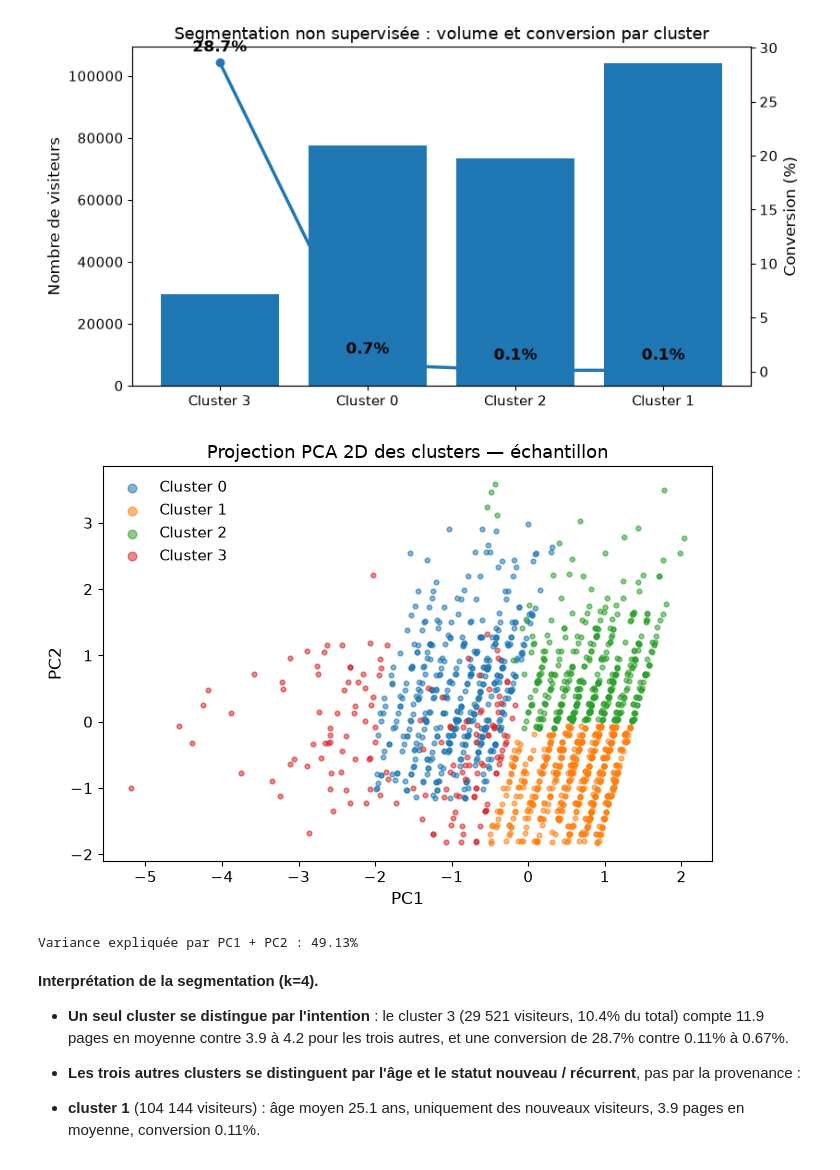
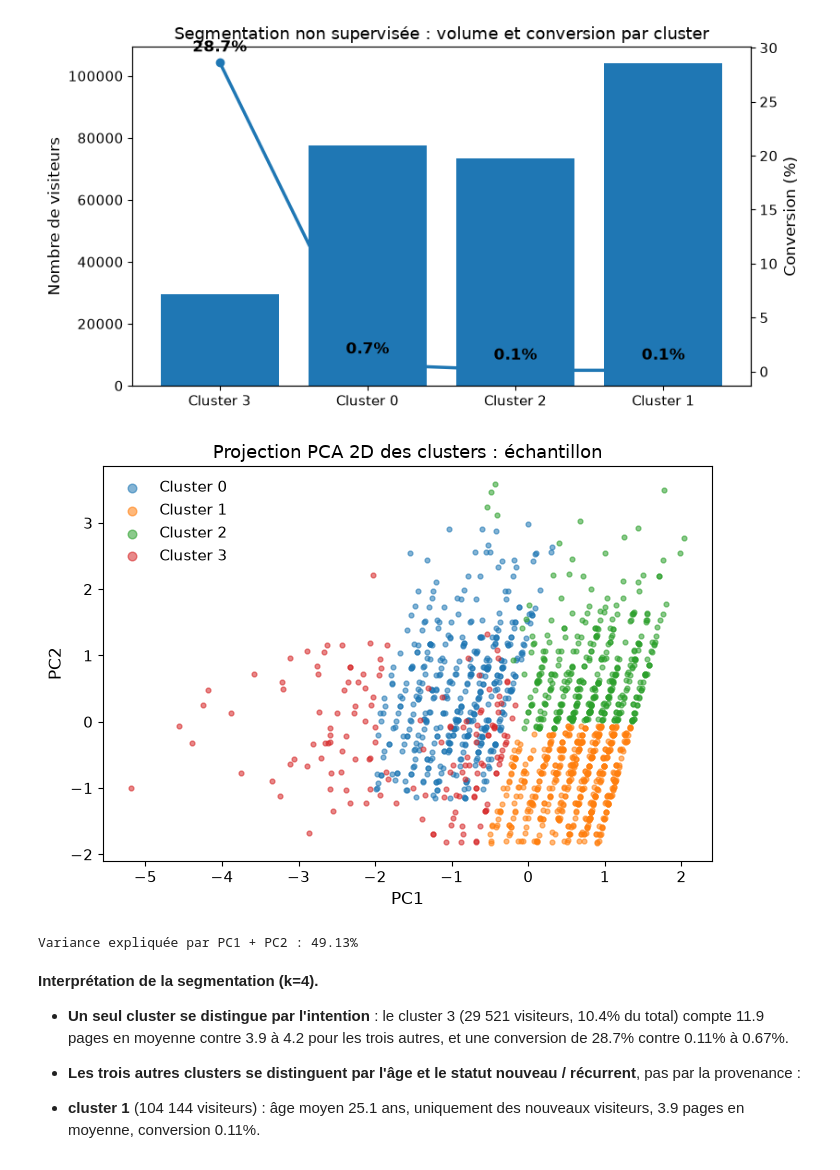
Before and after one commit to KinSushi/jedha-rncp35288-portfolio, a Jupyter notebook: bloc_3_machine_learning/2_Conversion/Conversion_Rate_Bloc3_CDSD_v2.ipynb, the cells around one changed output. Cells and saved outputs as stored; diff of their text form; code cells hidden in the pictures.

```diff
--- a/bloc_3_machine_learning/2_Conversion/Conversion_Rate_Bloc3_CDSD_v2.ipynb
+++ b/bloc_3_machine_learning/2_Conversion/Conversion_Rate_Bloc3_CDSD_v2.ipynb
@@ -1679,35 +1679,35 @@ coords = pca.fit_transform(Z[pca_idx])
 
 pca_df = pd.DataFrame(
     {
         "PC1": coords[:, 0],
         "PC2": coords[:, 1],
         "cluster": clusters[pca_idx],
         "converted": y.iloc[pca_idx].values,
     }
 )
 
 fig, ax = plt.subplots(figsize=(7, 5))
 for cluster_id, group in pca_df.groupby("cluster"):
     ax.scatter(
         group["PC1"],
         group["PC2"],
         s=12,
         alpha=0.55,
         label=f"Cluster {cluster_id}",
     )
 
-ax.set_title("Projection PCA 2D des clusters — échantillon")
+ax.set_title("Projection PCA 2D des clusters : échantillon")
 ax.set_xlabel("PC1")
 ax.set_ylabel("PC2")
 ax.legend(frameon=False, markerscale=1.8)
 fig.tight_layout()
 fig.savefig(OUTPUT_DIR / "pca_clusters.png", dpi=160, bbox_inches="tight")
 plt.show()
 plt.close(fig)
 
 print(f"Variance expliquée par PC1 + PC2 : {pca.explained_variance_ratio_.sum():.2%}")
 # %% [output]
-[figure, old version]
+[figure, new version]
 Variance expliquée par PC1 + PC2 : 49.13%
 # %%
 # ============================================================
```
Also changed, not shown: parts of 11 cells of this notebook, 33 other files.
